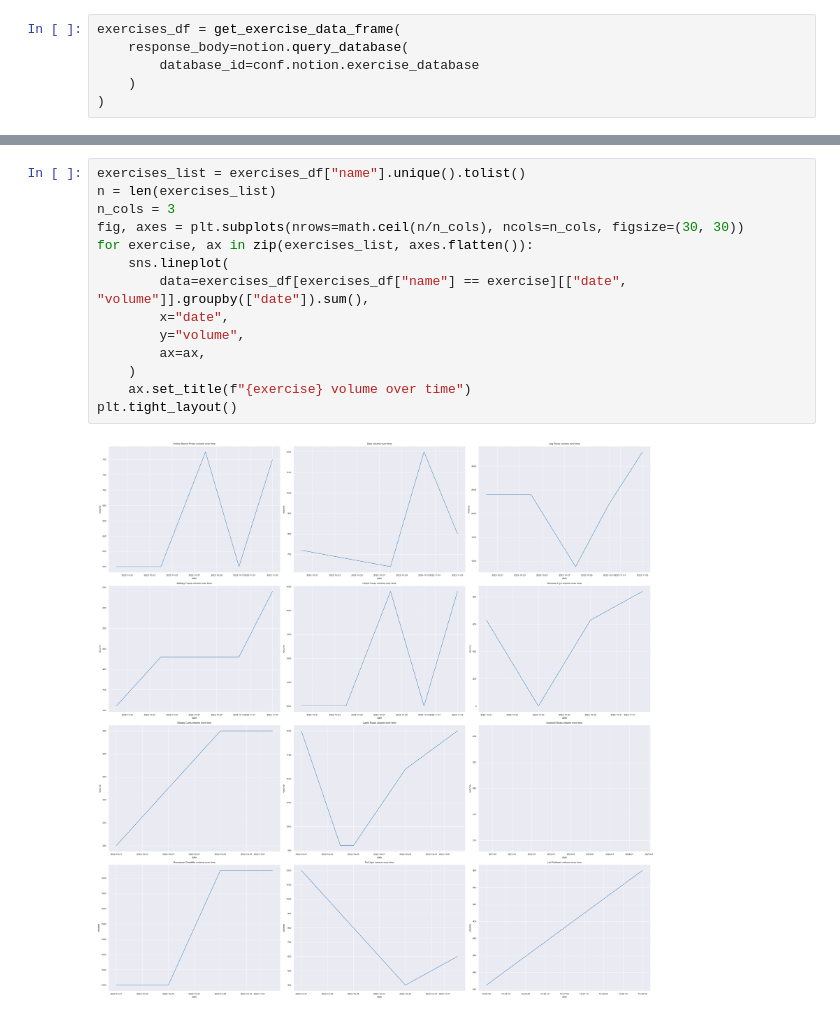
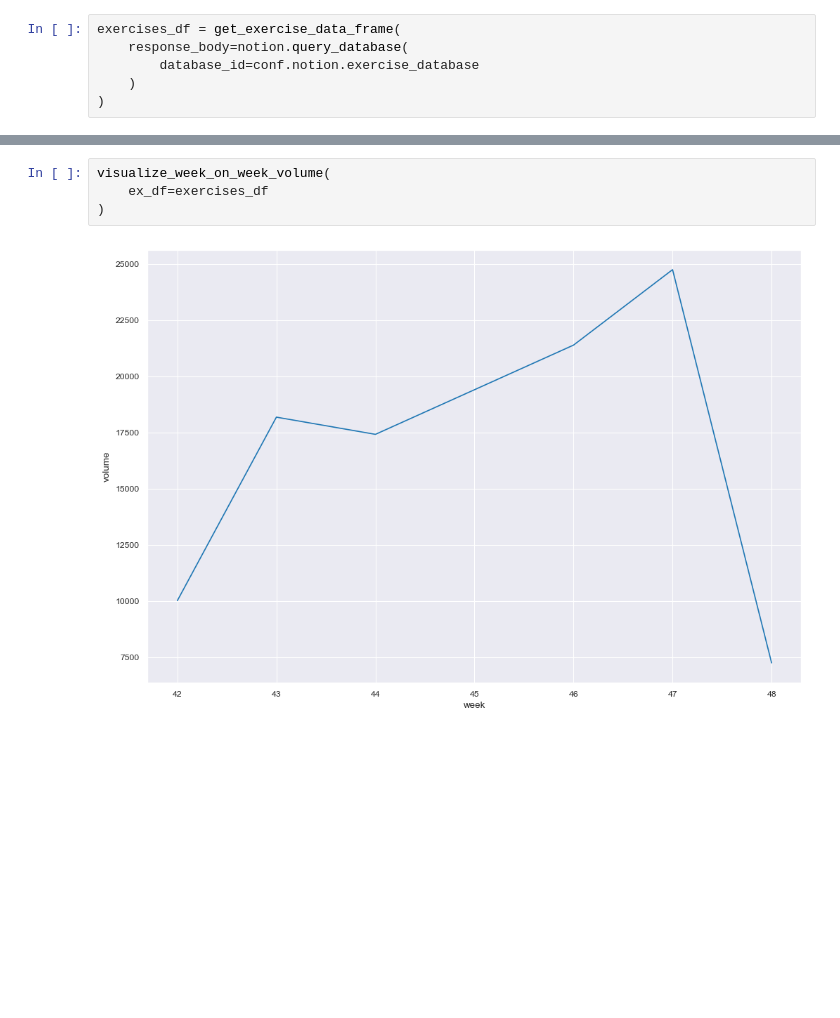
Before and after one commit to AlexanderLontke/exercise-visualizations, a Jupyter notebook: notebooks/visualizations.ipynb, the cells around one changed output, grey strips where cells are left out. Cells and saved outputs as stored; diff of their text form; blank space fills up the shorter version.

Commit message:
Cleaned up and added visualizations

```diff
--- a/notebooks/visualizations.ipynb
+++ b/notebooks/visualizations.ipynb
@@ -41,16 +29,6 @@ ax.set_title("Volume over time");
-# %%
-exercises_list = exercises_df["name"].unique().tolist()
-n = len(exercises_list)
-n_cols = 3
-fig, axes = plt.subplots(nrows=math.ceil(n/n_cols), ncols=n_cols, figsize=(30, 30))
-for exercise, ax in zip(exercises_list, axes.flatten()):
-    sns.lineplot(
-        data=exercises_df[exercises_df["name"] == exercise][["date", "volume"]].groupby(["date"]).sum(),
-        x="date",
-        y="volume",
-        ax=ax,
-    )
-    ax.set_title(f"{exercise} volume over time")
-plt.tight_layout()
-# %% [output]
-[figure, removed]
+# %%
+visualize_week_on_week_volume(
+    ex_df=exercises_df
+)
+# %% [output]
+[figure, added]
```
Also changed, not shown: parts of 5 cells of this notebook, 3 other files.
